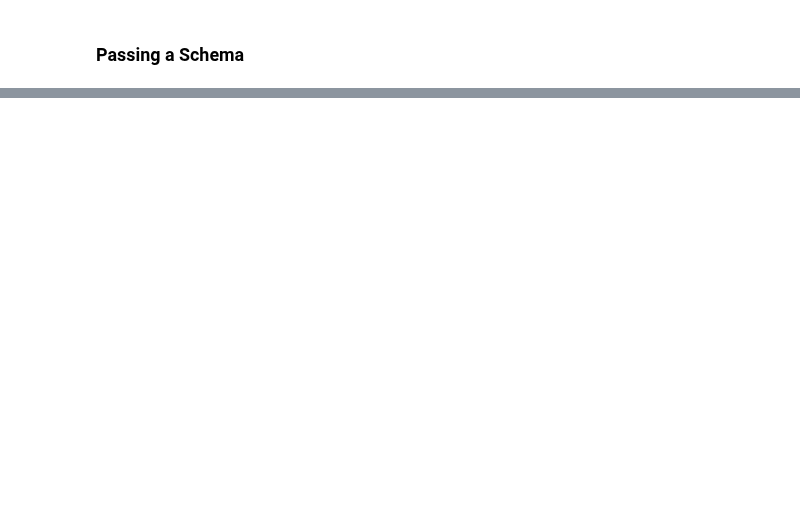
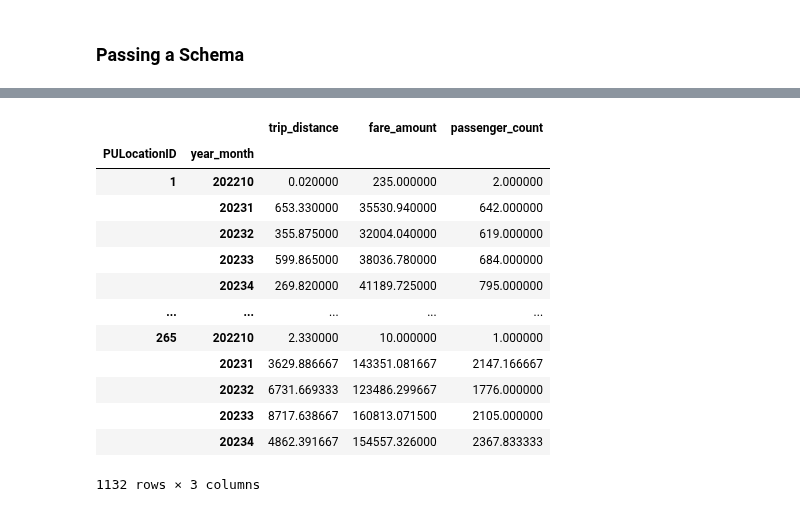
Before and after one commit to PacktPublishing/Time-Series-Analysis-with-Python-Cookbook-Second-Edition, a Jupyter notebook: code/Ch2/Chapter 2.ipynb, the cells around one changed output, grey strips where cells are left out. Saved outputs shown, nothing was run; the diff lists cells and outputs as text; code cells hidden in the pictures; blank space fills up the shorter version.

```diff
--- a/code/Ch2/Chapter 2.ipynb
+++ b/code/Ch2/Chapter 2.ipynb
@@ -1107,0 +716,8 @@ schema = pa.schema([
+# %%
+import pandas as pd
+from pathlib import Path
+
+import memory_profiler
+%load_ext memory_profiler
+
+file_path = Path('../../datasets/Ch2/yellow_tripdata_2023.csv')
@@ -1107,0 +1075,30 @@ schema = pa.schema([
+# %%
+import pandas as pd
+from functools import reduce
+
+df_pd = pd.read_csv(file_path, memory_map=False, parse_dates=['tpep_pickup_datetime', 'tpep_dropoff_datetime'], chunksize=10_000)
+
+# Define the function to process each chunk
+def process_chunk(chunk):
+    chunk['time_delta'] = chunk['tpep_dropoff_datetime'] - chunk['tpep_pickup_datetime']
+    chunk['year_month'] = chunk['tpep_dropoff_datetime'].dt.year.astype('str') + chunk['tpep_dropoff_datetime'].dt.month.astype('str')
+    chunk['day'] = chunk['tpep_dropoff_datetime'].dt.date
+    chunk['year'] = chunk['tpep_dropoff_datetime'].dt.year
+    columns = ['PULocationID', 'time_delta', 'year_month', 'trip_distance', 'fare_amount', 'day', 'year', 'passenger_count']
+    df = chunk[columns]
+
+    momthly_performance = (
+        df.groupby(['PULocationID', 'day', 'year_month'])
+        [['trip_distance', 'fare_amount', 'passenger_count']]
+        .sum()
+        .groupby(['PULocationID', 'year_month'])
+        .mean()
+    )
+
+    return momthly_performance
+
+# Use reduce to combine the results from all chunks
+results = reduce(lambda x, y: pd.concat([x, y]), (process_chunk(chunk) for chunk in df_pd))
+
+final = results.reset_index()  # Reset the index to get a DataFrame
+final.head()
@@ -1107,0 +1125,17 @@ schema = pa.schema([
+# %%
+results.reset_index(['PULocationID','year_month']).groupby(['PULocationID','year_month']).sum()
+# %% [output]
+|  |  | trip_distance | fare_amount | passenger_count |
+| PULocationID | year_month |  |  |  |
+| 1 | 202210 | 0.020000 | 235.000000 | 2.000000 |
+|  | 20231 | 653.330000 | 35530.940000 | 642.000000 |
+|  | 20232 | 355.875000 | 32004.040000 | 619.000000 |
+|  | 20233 | 599.865000 | 38036.780000 | 684.000000 |
+|  | 20234 | 269.820000 | 41189.725000 | 795.000000 |
+| ... | ... | ... | ... | ... |
+| 265 | 202210 | 2.330000 | 10.000000 | 1.000000 |
+|  | 20231 | 3629.886667 | 143351.081667 | 2147.166667 |
+|  | 20232 | 6731.669333 | 123486.299667 | 1776.000000 |
+|  | 20233 | 8717.638667 | 160813.071500 | 2105.000000 |
+|  | 20234 | 4862.391667 | 154557.326000 | 2367.833333 |
+1132 rows × 3 columns
```
Also changed, not shown: parts of 139 cells of this notebook, 1 other file.
